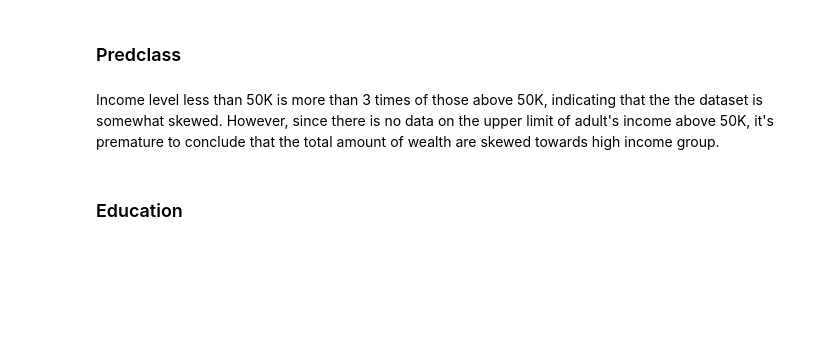
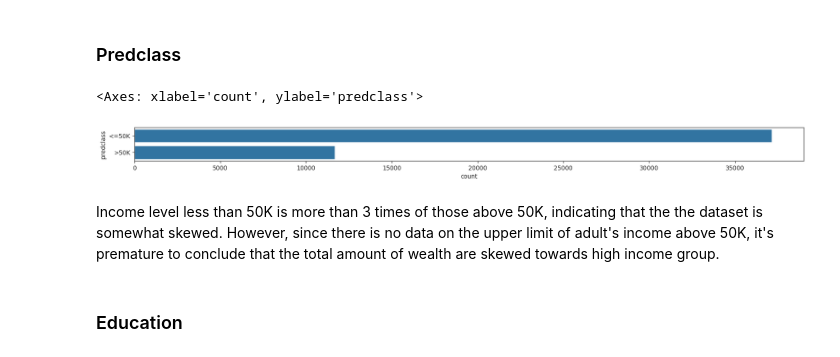
Before and after one commit to huy923/income_adult, a Jupyter notebook: income-classification-model.ipynb, the cells around one changed output. Drawn from its saved outputs; the diff is of its cells as text; code cells hidden in the pictures; blank space fills up the shorter version.

```diff
--- a/income-classification-model.ipynb
+++ b/income-classification-model.ipynb
@@ -116,8 +202,11 @@ print('predclass',my_df.predclass.unique())
 #predclass0 = my_df[my_df['predclass'] == 0]
 # %%
 fig = plt.figure(figsize=(20,1))
-plt.style.use('seaborn-ticks')
+sns.set_style("ticks")
 sns.countplot(y="predclass", data=my_df)
+# %% [output]
+<Axes: xlabel='count', ylabel='predclass'>
+[figure, added]
 # %% [markdown]
 Income level less than 50K is more than 3 times of those above 50K, indicating that the the dataset is somewhat skewed. However, since there is no data on the upper limit of adult's income above 50K, it's premature to conclude that the total amount of wealth are skewed towards high income group.
 # %% [markdown]
```
Also changed, not shown: parts of 10 cells of this notebook, 4 other files.
